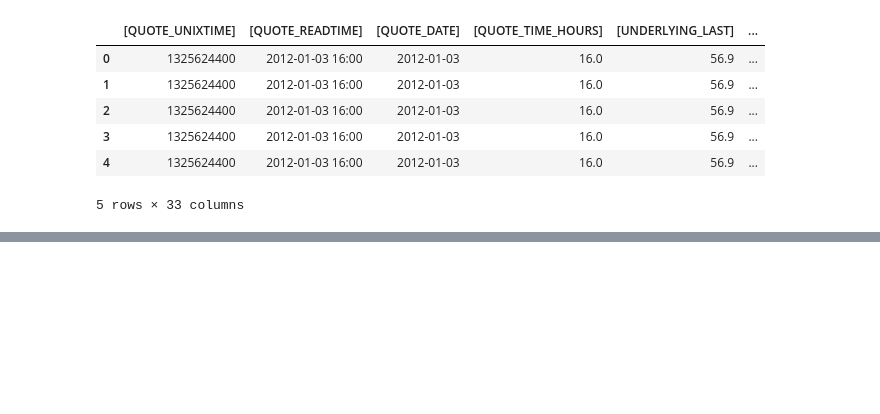
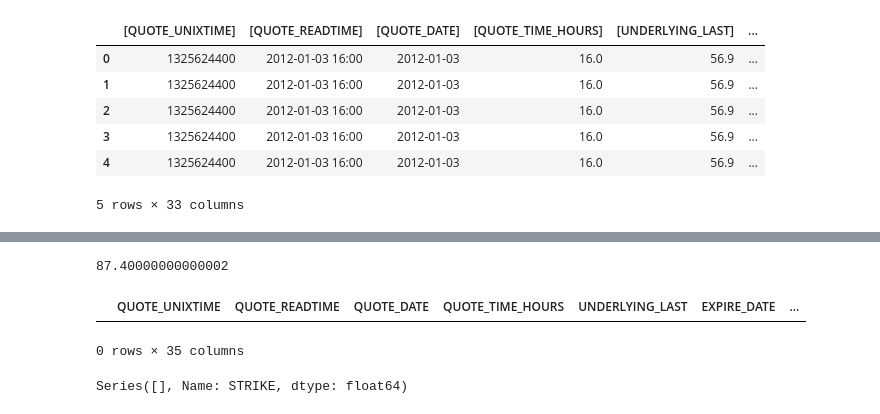
Before and after one commit to Markram-WS/options_transform, a Jupyter notebook: run.ipynb, the cells around one changed output, grey strips where cells are left out. Drawn from its saved outputs; the diff is of its cells as text; code cells hidden in the pictures; blank space fills up the shorter version.

Commit message:
clean data

```diff
--- a/run.ipynb
+++ b/run.ipynb
@@ -147,7 +208,11 @@ EOD_CSV.head()
 # %%
 #create
 import clickhouse_connect
-clickhouse_client = clickhouse_connect.get_client(host='host.containers.internal', port=8123, database='stagging')
+clickhouse_client = clickhouse_connect.get_client(user='tensorflow',password='tensorflow',host='host.containers.internal', port=8123, database='stagging')
+
+from sqlalchemy import create_engine
+connection_stagging = 'clickhouse://tensorflow:tensorflow@host.containers.internal:8123/stagging'
+clickhouse_stagging_engine = create_engine(connection_stagging)
 # %%
 ############## STAGGING #################
 # %%
@@ -235,9 +322,12 @@ SCALER = Scaler(
 [Set] : [VOLUME] - StandardScaler()
 # %%
 # Query ClickHouse and load data into a Pandas DataFrame
-query = """SELECT QUOTE_DATE,SYMBOL,EXPIRE_DATE FROM stagging.options_trading
-GROUP BY QUOTE_DATE,SYMBOL,EXPIRE_DATE
-ORDER BY SYMBOL,EXPIRE_DATE,QUOTE_DATE"""  # Replace 'your_table' with your table name
+query = """SELECT SYMBOL,EXPIRE_DATE FROM stagging.options_trading
+WHERE QUOTE_DATE >= addMonths(EXPIRE_DATE, -3)
+
+
+GROUP BY SYMBOL,EXPIRE_DATE
+ORDER BY SYMBOL,EXPIRE_DATE"""  # Replace 'your_table' with your table name
 data = clickhouse_client.query(query).result_rows  # Fetch data as a list of tuples
 column_names = clickhouse_client.query(query).column_names  # Fetch column names
 
@@ -246,8 +336,12 @@ DF_UNIQUE_KEYS = pd.DataFrame(data, columns=column_names)
 
 MAX_OPTION_LEN = 16
 STRIKE_SELECT = []
+RM_STRIKE = []
 ID = None
 ref_key_symbol = None
 ref_key_expire = None
+# %%
+connection_warehouse = 'clickhouse://tensorflow:tensorflow@host.containers.internal:8123/warehouse'
+clickhouse_warehouse_engine = create_engine(connection_warehouse)
 # %%
 for i,keys in tqdm( DF_UNIQUE_KEYS[:].iterrows() ,total = len(DF_UNIQUE_KEYS) ):
@@ -312,0 +445,6 @@ DF = pd.DataFrame(data, columns=column_names)
+# %%
+last
+# %% [output]
+87.40000000000002
+# %%
+DF = DF_DATA[ DF_DATA['QUOTE_DATE']==quote ]
@@ -312,0 +453,9 @@ DF = pd.DataFrame(data, columns=column_names)
+# %%
+DF[ DF['INTRINSIC_VALUE'].abs().isin(inttrinsic.abs()) ]
+# %% [output]
+|  | QUOTE_UNIXTIME | QUOTE_READTIME | QUOTE_DATE | QUOTE_TIME_HOURS | UNDERLYING_LAST | EXPIRE_DATE | ... |
+0 rows × 35 columns
+# %%
+DF[DF['INTRINSIC_VALUE'].abs().isin(inttrinsic.abs().sort_values()[:MAX_OPTION_LEN] )  ]['STRIKE']
+# %% [output]
+Series([], Name: STRIKE, dtype: float64)
```
Also changed, not shown: parts of 25 cells of this notebook, 9 other files.
